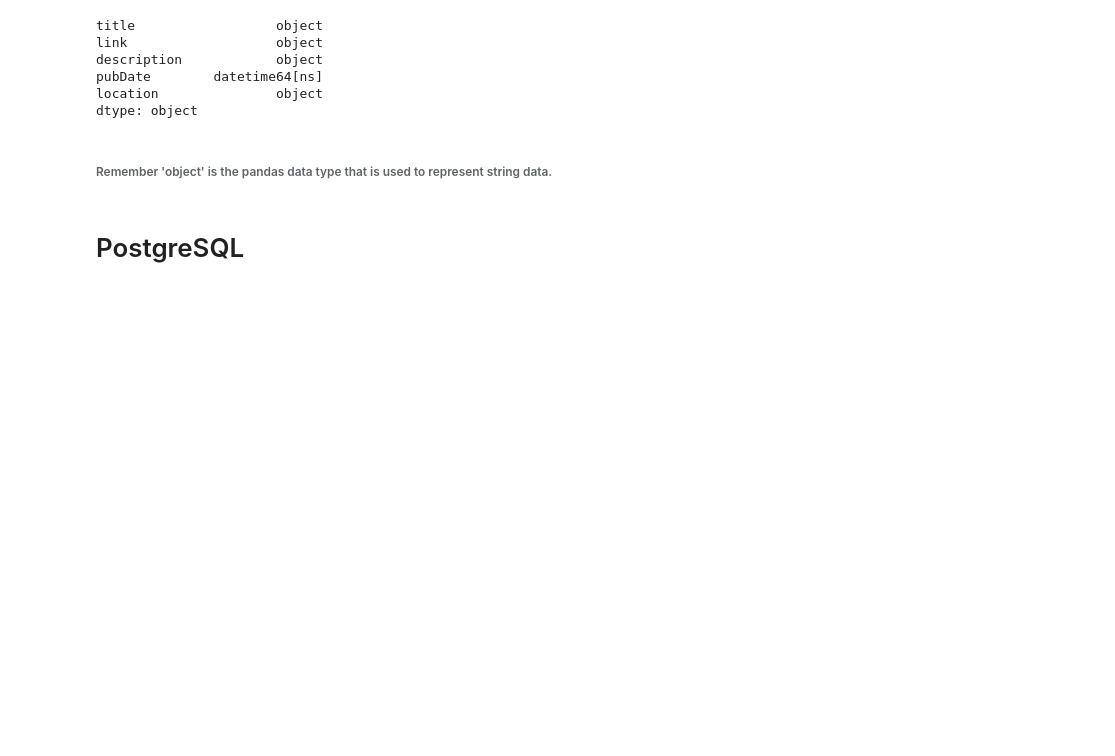
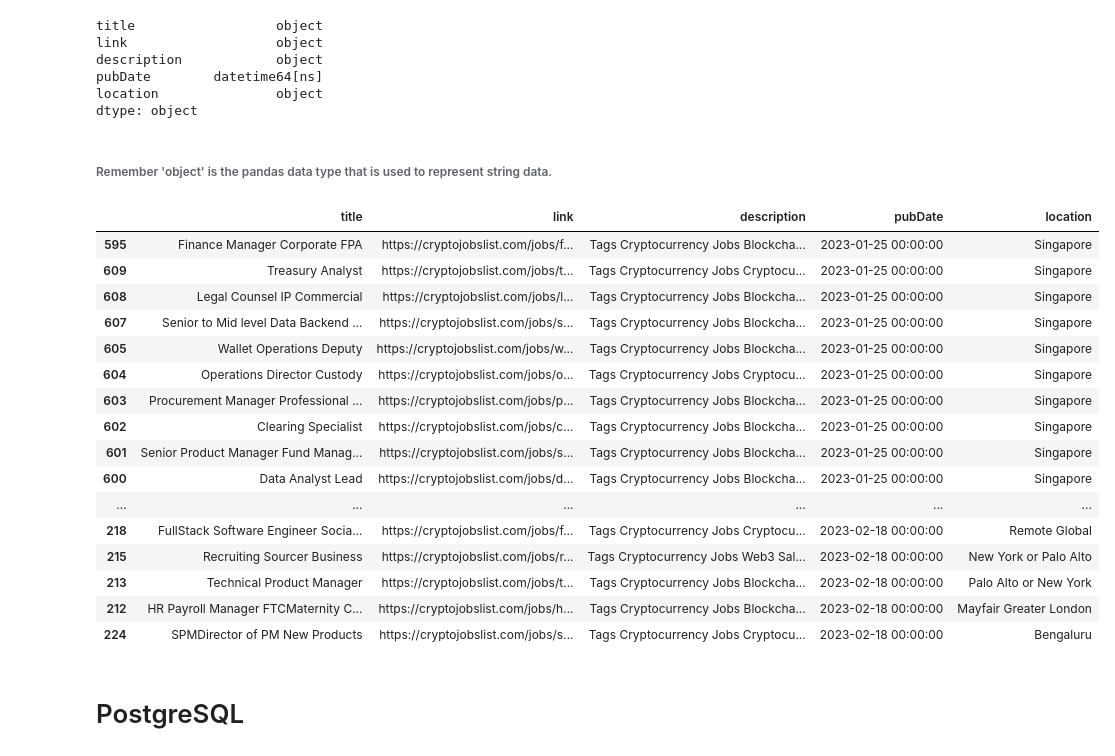
Before and after one commit to 0JCRG0/Crawler-remote-jobs, a Jupyter notebook: RSS_CRAWLERS/ALL_rss analysis.ipynb, the cells around one changed output. Saved outputs shown, nothing was run; the diff lists cells and outputs as text; code cells hidden in the pictures; blank space fills up the shorter version.

```diff
--- a/RSS_CRAWLERS/ALL_rss analysis.ipynb
+++ b/RSS_CRAWLERS/ALL_rss analysis.ipynb
@@ -222,6 +241,29 @@ dtype: object
 df1 = df.copy()
 # %%
 df['description'] = df['description'].str.slice(0, 1000)
+# %%
+# replace NaT values in the DataFrame with None
+df = df.replace({np.nan: None, pd.NaT: None})
+# %%
+df
+# %% [output]
+|  | title | link | description | pubDate | location |
+| 595 | Finance Manager Corporate FPA | https://cryptojobslist.com/jobs/f... | Tags Cryptocurrency Jobs Blockcha... | 2023-01-25 00:00:00 | Singapore |
+| 609 | Treasury Analyst | https://cryptojobslist.com/jobs/t... | Tags Cryptocurrency Jobs Cryptocu... | 2023-01-25 00:00:00 | Singapore |
+| 608 | Legal Counsel IP Commercial | https://cryptojobslist.com/jobs/l... | Tags Cryptocurrency Jobs Blockcha... | 2023-01-25 00:00:00 | Singapore |
+| 607 | Senior to Mid level Data Backend ... | https://cryptojobslist.com/jobs/s... | Tags Cryptocurrency Jobs Blockcha... | 2023-01-25 00:00:00 | Singapore |
+| 605 | Wallet Operations Deputy | https://cryptojobslist.com/jobs/w... | Tags Cryptocurrency Jobs Blockcha... | 2023-01-25 00:00:00 | Singapore |
+| 604 | Operations Director Custody | https://cryptojobslist.com/jobs/o... | Tags Cryptocurrency Jobs Cryptocu... | 2023-01-25 00:00:00 | Singapore |
+| 603 | Procurement Manager Professional ... | https://cryptojobslist.com/jobs/p... | Tags Cryptocurrency Jobs Blockcha... | 2023-01-25 00:00:00 | Singapore |
+| 602 | Clearing Specialist | https://cryptojobslist.com/jobs/c... | Tags Cryptocurrency Jobs Blockcha... | 2023-01-25 00:00:00 | Singapore |
+| 601 | Senior Product Manager Fund Manag... | https://cryptojobslist.com/jobs/s... | Tags Cryptocurrency Jobs Blockcha... | 2023-01-25 00:00:00 | Singapore |
+| 600 | Data Analyst Lead | https://cryptojobslist.com/jobs/d... | Tags Cryptocurrency Jobs Blockcha... | 2023-01-25 00:00:00 | Singapore |
+| ... | ... | ... | ... | ... | ... |
+| 218 | FullStack Software Engineer Socia... | https://cryptojobslist.com/jobs/f... | Tags Cryptocurrency Jobs Cryptocu... | 2023-02-18 00:00:00 | Remote Global |
+| 215 | Recruiting Sourcer Business | https://cryptojobslist.com/jobs/r... | Tags Cryptocurrency Jobs Web3 Sal... | 2023-02-18 00:00:00 | New York or Palo Alto |
+| 213 | Technical Product Manager | https://cryptojobslist.com/jobs/t... | Tags Cryptocurrency Jobs Blockcha... | 2023-02-18 00:00:00 | Palo Alto or New York |
+| 212 | HR Payroll Manager FTCMaternity C... | https://cryptojobslist.com/jobs/h... | Tags Cryptocurrency Jobs Blockcha... | 2023-02-18 00:00:00 | Mayfair Greater London |
+| 224 | SPMDirector of PM New Products | https://cryptojobslist.com/jobs/s... | Tags Cryptocurrency Jobs Cryptocu... | 2023-02-18 00:00:00 | Bengaluru |
 # %% [markdown]
 # PostgreSQL
 # %% [markdown]
```
Also changed, not shown: parts of 21 cells of this notebook, 2 other files.
